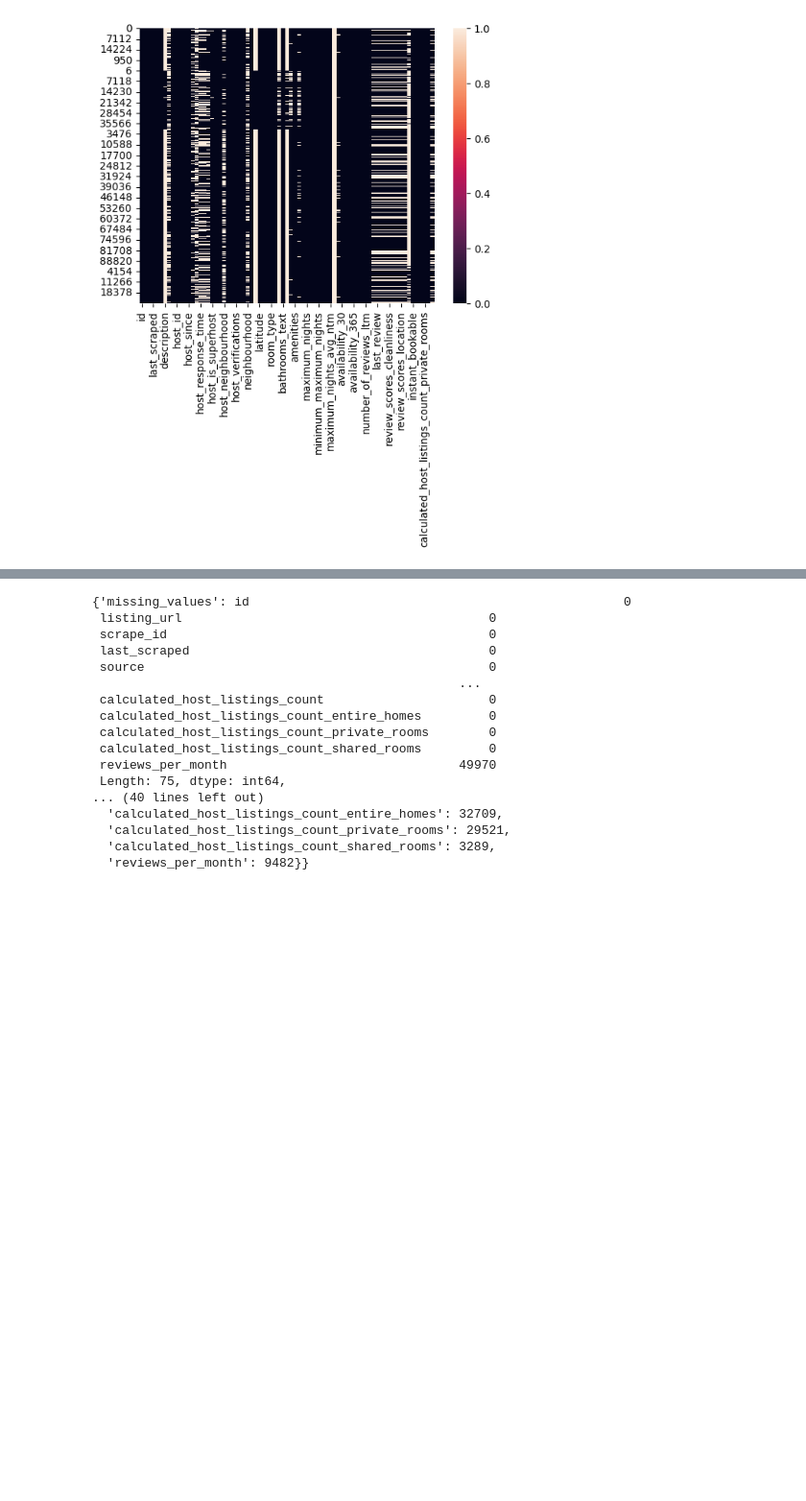
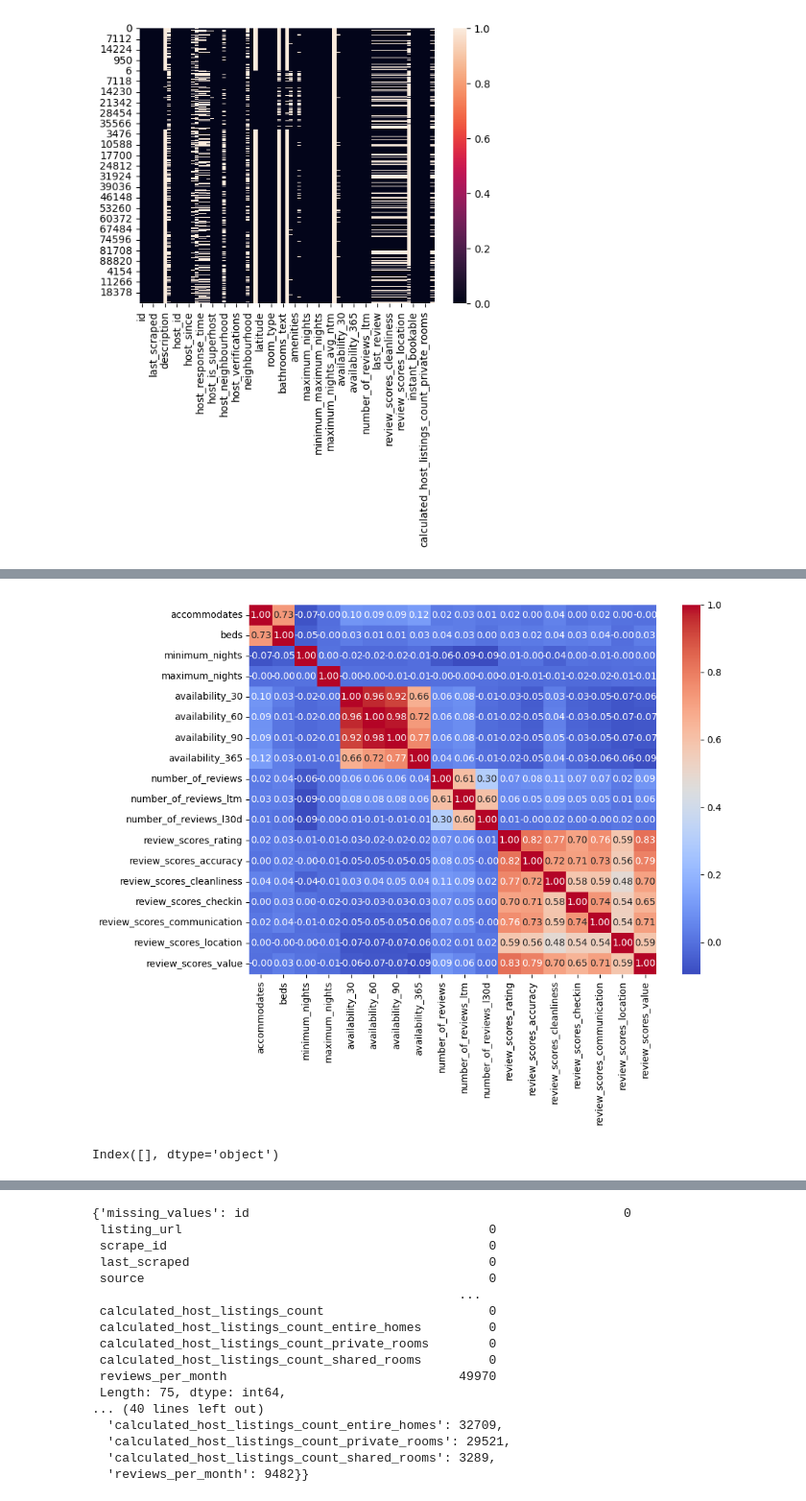
Before and after one commit to Hackyeahh/CISC-351-Group-10, a Jupyter notebook: data-processing.ipynb, the cells around one changed output, grey strips where cells are left out. Shown at 96% size. Drawn from its saved outputs; the diff is of its cells as text; code cells hidden in the pictures; blank space fills up the shorter version.

```diff
--- a/data-processing.ipynb
+++ b/data-processing.ipynb
@@ -97,0 +111,15 @@ reviews
+# %%
+# List of column names you want to include in the correlation analysis
+columns_to_include = ['accommodates', 'beds', 'minimum_nights', 'maximum_nights',
+                        'availability_30', 'availability_60', 'availability_90',
+                        'availability_365', 'number_of_reviews', 'number_of_reviews_ltm',
+                        'number_of_reviews_l30d', 'review_scores_rating', 'review_scores_accuracy',
+                        'review_scores_cleanliness', 'review_scores_checkin', 'review_scores_communication',
+                        'review_scores_location', 'review_scores_value']
+
+# Select only the specified columns
+df_selected = df[columns_to_include]
+
+# Now compute the correlation matrix for the selected columns
+correlation_matrix = df_selected.corr()
+print(correlation_matrix)
@@ -97,0 +144,7 @@ reviews
+# %%
+plt.figure(figsize=(10,8))
+sns.heatmap(correlation_matrix, annot=True, cmap='coolwarm', fmt=".2f")
+plt.tight_layout()
+plt.show()
+# %% [output]
+[figure, added]
@@ -97,0 +173,4 @@ reviews
+# %%
+listings[features].columns[listings[features].columns.duplicated()]
+# %% [output]
+Index([], dtype='object')
```
Also changed, not shown: parts of 10 cells of this notebook.
